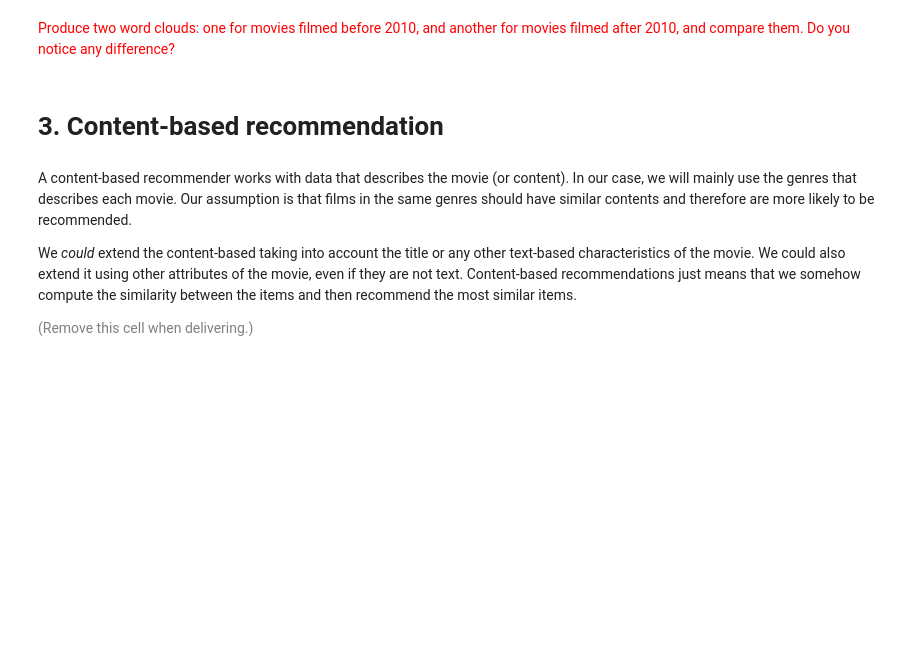
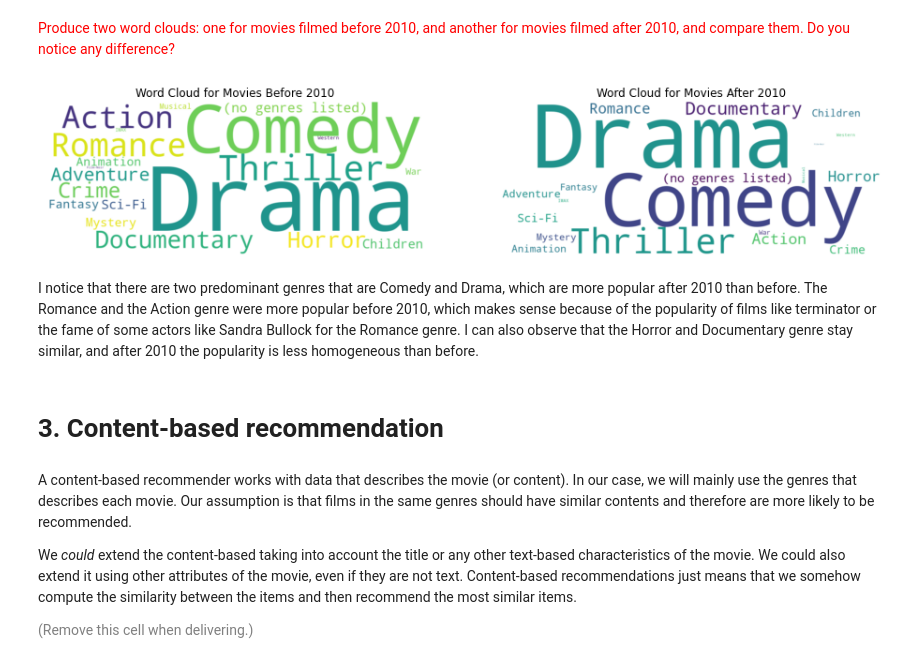
Before and after one commit to BernatQuintilla/data-mining-course, a Jupyter notebook: practicum/ps05/ps05_content_based_recsys.ipynb, the cells around one changed output. Cells and saved outputs as stored; diff of their text form; code cells hidden in the pictures; blank space fills up the shorter version.

```diff
--- a/practicum/ps05/ps05_content_based_recsys.ipynb
+++ b/practicum/ps05/ps05_content_based_recsys.ipynb
@@ -368,5 +417,55 @@ plt.show()
 # %% [markdown]
 <font size="+1" color="red">Produce two word clouds: one for movies filmed before 2010, and another for movies filmed after 2010, and compare them. Do you notice any difference?</font>
+# %%
+movies_before_2010 = movies[movies['title'].apply(yearof) < 2010]
+movies_after_2010 = movies[movies['title'].apply(yearof) >= 2010]
+
+all_genres = []
+for genres in movies_before_2010['genres']:
+    genre_list = genres.split('|')
+    all_genres.extend(genre_list)
+genre_counts = pd.Series(all_genres).value_counts()
+genre_frequency_list_before = []
+for genre, count in genre_counts.items():
+    genre_frequency_list_before.append([genre, count])
+
+wordcloud_before_2010 = WordCloud(width=1000, height=400, background_color='white')
+wordcloud_before_2010.generate_from_frequencies(dict(genre_frequency_list_before))
+
+
+all_genres = []
+for genres in movies_after_2010['genres']:
+    genre_list = genres.split('|')
+    all_genres.extend(genre_list)
+
+genre_counts = pd.Series(all_genres).value_counts()
+
+genre_frequency_list_after = []
+for genre, count in genre_counts.items():
+    genre_frequency_list_after.append([genre, count])
+
+wordcloud_after_2010 = WordCloud(width=1000, height=400, background_color='white')
+wordcloud_after_2010.generate_from_frequencies(dict(genre_frequency_list_after))
+
+
+# Plot the word clouds
+plt.figure(figsize=(16, 8))
+
+plt.subplot(1, 2, 1)
+plt.imshow(wordcloud_before_2010, interpolation="bilinear")
+plt.title("Word Cloud for Movies Before 2010")
+plt.axis('off')
+
+plt.subplot(1, 2, 2)
+plt.imshow(wordcloud_after_2010, interpolation="bilinear")
+plt.title("Word Cloud for Movies After 2010")
+plt.axis('off')
+
+plt.show()
+# %% [output]
+[figure, added]
+# %% [markdown]
+I notice that there are two predominant genres that are Comedy and Drama, which are more popular after 2010 than before. The Romance and the Action genre were more popular before 2010, which makes sense because of the popularity of films like terminator or the fame of some actors like Sandra Bullock for the Romance genre. I can also observe that the Horror and Documentary genre stay similar, and after 2010 the popularity is less homogeneous than before.
 # %% [markdown]
 # 3. Content-based recommendation
 # %% [markdown]
```
Also changed, not shown: parts of 18 cells of this notebook.
